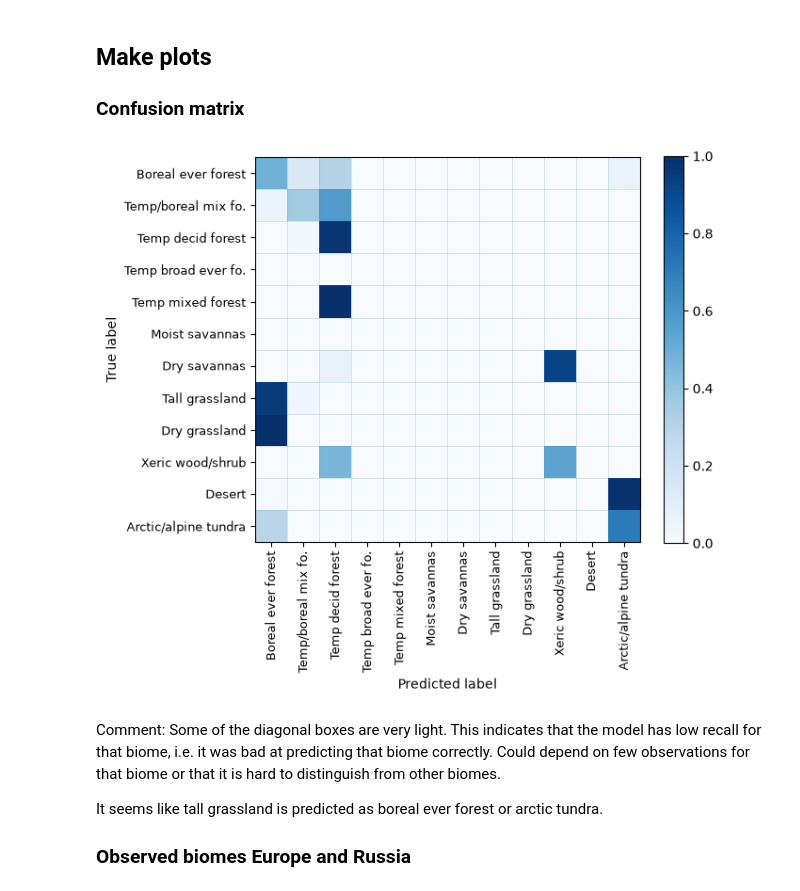
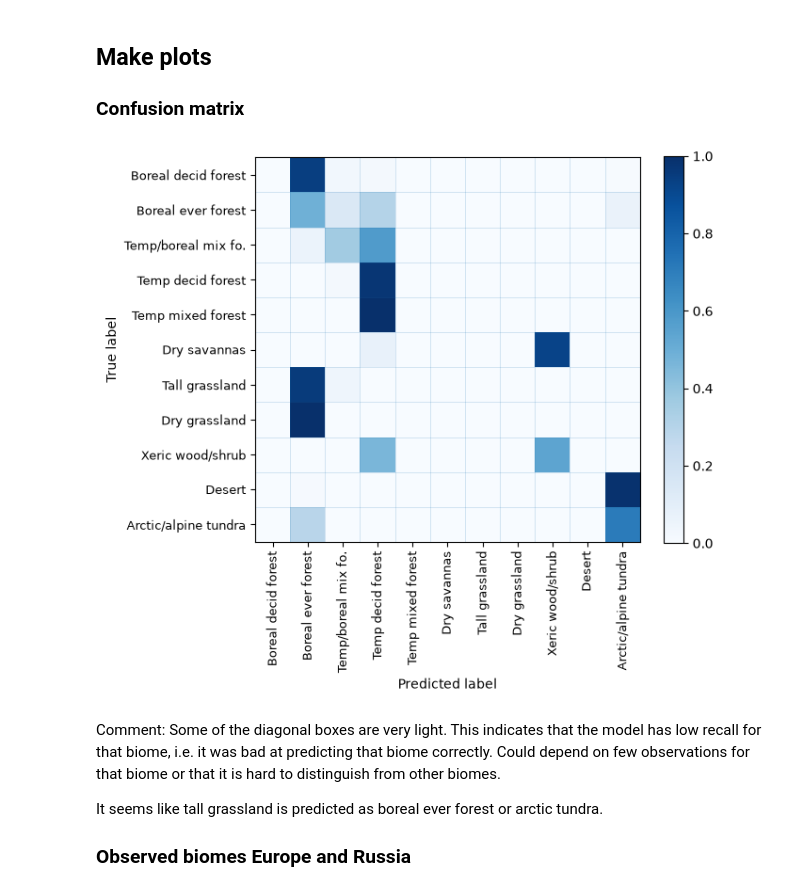
Before and after one commit to AndreaRaaschou/BERN01, a Jupyter notebook: biome_project/Andrea/version2.ipynb, the cells around one changed output. Drawn from its saved outputs; the diff is of its cells as text; code cells hidden in the pictures.

Commit message:
change plots

```diff
--- a/biome_project/Andrea/version2.ipynb
+++ b/biome_project/Andrea/version2.ipynb
@@ -496,67 +496,33 @@ Classification report — Russia:
 ## Make plots
 ### Confusion matrix
 # %%
-"""# Get the target names for the classes in the model
-model_target_names = [biome_names[i - 1] for i in multi_class3.classes_]
+# Predict biomes in Russia
+russia_pred = multi_class3.predict(X_russia)
 
-# Make confusion matrix for the tuned multi-class model
-plt.figure(figsize=(10, 10))
-disp = ConfusionMatrixDisplay.from_estimator(
-    multi_class3, X_red, y_test, display_labels=model_target_names,
-    cmap=plt.cm.Blues, normalize="true", include_values=False)
-disp.ax_.tick_params(axis="both", labelsize=9)
-for i in range(len(model_target_names) + 1):
-    disp.ax_.axvline(i - 0.5, linewidth=0.4, alpha=0.3)
-    disp.ax_.axhline(i - 0.5, linewidth=0.4, alpha=0.3)
-plt.xticks(rotation=90)
-#disp.ax_.set_title("Confusion Matrix for Tuned Multi-Class Model (Europe)", fontsize=12)
-plt.show()"""
-"""
-# Get target names for the classes learned by the model
-model_target_names = [biome_names[i-1] for i in multi_class3.classes_]
-
-# Make normalized confusion matrix for Boreal North America
-plt.figure(figsize=(10, 10))
-disp = ConfusionMatrixDisplay.from_estimator(
-    multi_class3, X_russia, y_russia,
-    display_labels=model_target_names,
-    cmap=plt.cm.Blues, normalize="true", include_values=False
-)
-disp.ax_.tick_params(axis="both", labelsize=9)
-
-for i in range(len(model_target_names) + 1):
-    disp.ax_.axvline(i - 0.5, linewidth=0.4, alpha=0.3)
-    disp.ax_.axhline(i - 0.5, linewidth=0.4, alpha=0.3)
-
-plt.xticks(rotation=90)
-plt.show()"""
-
-
-# Classes learned by the model
-labels = multi_class3.classes_
+# Keep biomes present in either true or predicted Russian labels
+labels = sorted(set(y_russia) | set(russia_pred))
 model_target_names = [biome_names[int(i) - 1] for i in labels]
 
-fig, ax = plt.subplots(figsize=(7,7))
-disp = ConfusionMatrixDisplay.from_estimator(
-    multi_class3, X_russia, y_russia,
+fig, ax = plt.subplots(figsize=(7, 7))
+disp = ConfusionMatrixDisplay.from_predictions(
+    y_russia, russia_pred,
     labels=labels, display_labels=model_target_names,
     cmap=plt.cm.Blues, normalize="true", include_values=False,
     ax=ax, im_kw={"vmin": 0, "vmax": 1}, colorbar=False
 )
 
-# Add a shorter color bar
 fig.colorbar(disp.im_, ax=ax, shrink=0.73)
+disp.ax_.tick_params(axis="both", labelsize=9)
 
-disp.ax_.tick_params(axis="both", labelsize=9)
 for i in range(len(labels) + 1):
     disp.ax_.axvline(i - 0.5, linewidth=0.4, alpha=0.3)
     disp.ax_.axhline(i - 0.5, linewidth=0.4, alpha=0.3)
 
 plt.xticks(rotation=90)
 plt.tight_layout()
 plt.show()
 # %% [output]
-[figure, old version]
+[figure, new version]
 # %% [markdown]
 Comment: Some of the diagonal boxes are very light. This indicates that the model has low recall for that biome, i.e. it was bad at predicting that biome correctly. Could depend on few observations for that biome or that it is hard to distinguish from other biomes.
 
```
Also changed, not shown: parts of 9 cells of this notebook.
